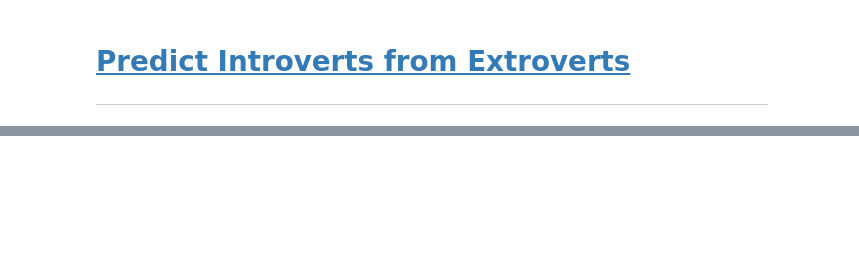
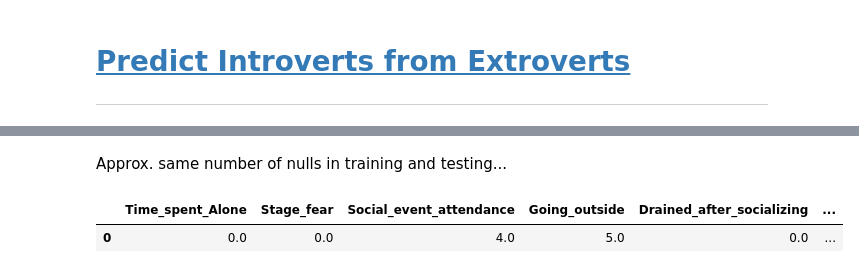
Before and after one commit to ikabrain/predict-intro-from-extro, a Jupyter notebook: solution.ipynb, the cells around one changed output, grey strips where cells are left out. Saved outputs shown, nothing was run; the diff lists cells and outputs as text; code cells hidden in the pictures; blank space fills up the shorter version.

```diff
--- a/solution.ipynb
+++ b/solution.ipynb
@@ -30,0 +153,4 @@ df_train = pd.read_csv("train.csv", index_col="id").head()
+# %%
+df_train_clean["Stage_fear"] = df_train["Stage_fear"].map({"No": 0, "Yes": 1})
+
+df_train_clean["Stage_fear"].unique()
@@ -30,0 +171,6 @@ df_train = pd.read_csv("train.csv", index_col="id").head()
+# %%
+df_train_clean["Drained_after_socializing"] = df_train["Drained_after_socializing"].map(
+    {"No": 0, "Yes": 1}
+)
+
+df_train_clean["Drained_after_socializing"].unique()
@@ -30,0 +193,5 @@ df_train = pd.read_csv("train.csv", index_col="id").head()
+# %%
+df_train_clean["Personality"] = df_train["Personality"].map(
+    {"Introvert": 0, "Extrovert": 1}
+)
+df_train_clean["Personality"].unique()
@@ -30,0 +237,7 @@ df_train = pd.read_csv("train.csv", index_col="id").head()
+# %% [markdown]
+Approx. same number of nulls in training and testing...
+# %%
+df_train_clean.mode()
+# %% [output]
+|  | Time_spent_Alone | Stage_fear | Social_event_attendance | Going_outside | Drained_after_socializing | ... |
+| 0 | 0.0 | 0.0 | 4.0 | 5.0 | 0.0 | ... |
```
Also changed, not shown: parts of 29 cells of this notebook.
